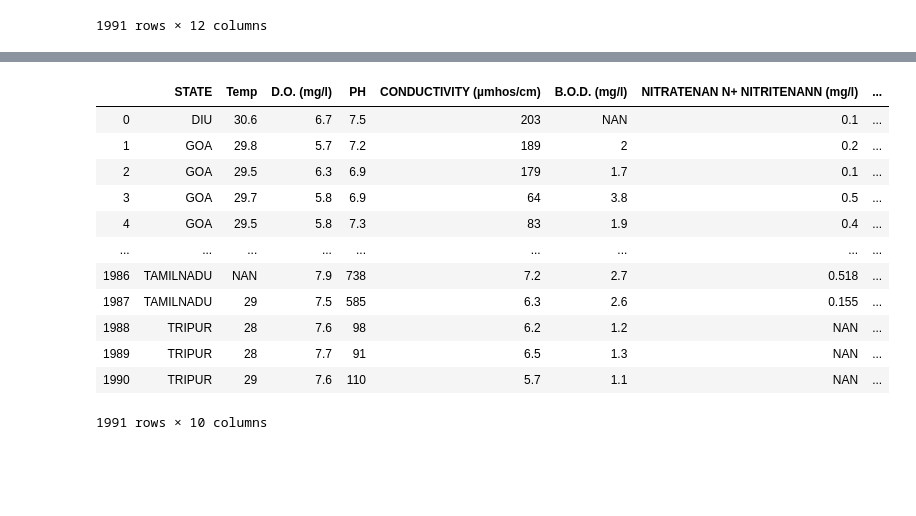
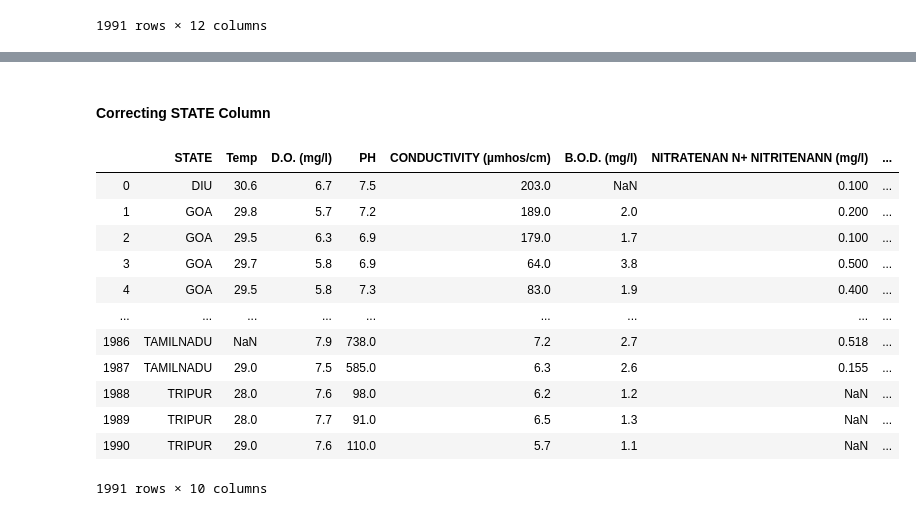
Before and after one commit to smartinternz02/llSPS-INT-4211-Urban-Water-Quality-Prediction, a Jupyter notebook: WaterQuality.ipynb, the cells around one changed output, grey strips where cells are left out. Saved outputs shown, nothing was run; the diff lists cells and outputs as text; code cells hidden in the pictures; blank space fills up the shorter version.

```diff
--- a/WaterQuality.ipynb
+++ b/WaterQuality.ipynb
@@ -27,0 +52,3 @@ dataset
+# %%
+dataset.iloc[:,3:]=dataset.iloc[:,2:].applymap(lambda x: pd.to_numeric(x,errors= "coerce"))
+dataset.info()
@@ -74,19 +121,20 @@ Name: STATE, Length: 205, dtype: int64
+# %% [markdown]
+#### Correcting STATE Column
 # %%
 s=dataset["STATE"]
-dataset["STATE"]=s.apply(lambda x: x.split(' ')[-1])
-
+dataset["STATE"]=s.apply(lambda x: str(x.split(' ')[-1]))
 dataset
 # %% [output]
 |  | STATE | Temp | D.O. (mg/l) | PH | CONDUCTIVITY (µmhos/cm) | B.O.D. (mg/l) | NITRATENAN N+ NITRITENANN (mg/l) | ... |
-| 0 | DIU | 30.6 | 6.7 | 7.5 | 203 | NAN | 0.1 | ... |
-| 1 | GOA | 29.8 | 5.7 | 7.2 | 189 | 2 | 0.2 | ... |
-| 2 | GOA | 29.5 | 6.3 | 6.9 | 179 | 1.7 | 0.1 | ... |
-| 3 | GOA | 29.7 | 5.8 | 6.9 | 64 | 3.8 | 0.5 | ... |
-| 4 | GOA | 29.5 | 5.8 | 7.3 | 83 | 1.9 | 0.4 | ... |
+| 0 | DIU | 30.6 | 6.7 | 7.5 | 203.0 | NaN | 0.100 | ... |
+| 1 | GOA | 29.8 | 5.7 | 7.2 | 189.0 | 2.0 | 0.200 | ... |
+| 2 | GOA | 29.5 | 6.3 | 6.9 | 179.0 | 1.7 | 0.100 | ... |
+| 3 | GOA | 29.7 | 5.8 | 6.9 | 64.0 | 3.8 | 0.500 | ... |
+| 4 | GOA | 29.5 | 5.8 | 7.3 | 83.0 | 1.9 | 0.400 | ... |
 | ... | ... | ... | ... | ... | ... | ... | ... | ... |
-| 1986 | TAMILNADU | NAN | 7.9 | 738 | 7.2 | 2.7 | 0.518 | ... |
-| 1987 | TAMILNADU | 29 | 7.5 | 585 | 6.3 | 2.6 | 0.155 | ... |
-| 1988 | TRIPUR | 28 | 7.6 | 98 | 6.2 | 1.2 | NAN | ... |
-| 1989 | TRIPUR | 28 | 7.7 | 91 | 6.5 | 1.3 | NAN | ... |
-| 1990 | TRIPUR | 29 | 7.6 | 110 | 5.7 | 1.1 | NAN | ... |
+| 1986 | TAMILNADU | NaN | 7.9 | 738.0 | 7.2 | 2.7 | 0.518 | ... |
+| 1987 | TAMILNADU | 29.0 | 7.5 | 585.0 | 6.3 | 2.6 | 0.155 | ... |
+| 1988 | TRIPUR | 28.0 | 7.6 | 98.0 | 6.2 | 1.2 | NaN | ... |
+| 1989 | TRIPUR | 28.0 | 7.7 | 91.0 | 6.5 | 1.3 | NaN | ... |
+| 1990 | TRIPUR | 29.0 | 7.6 | 110.0 | 5.7 | 1.1 | NaN | ... |
 1991 rows × 10 columns
```
Also changed, not shown: parts of 23 cells of this notebook, 1 other file.
